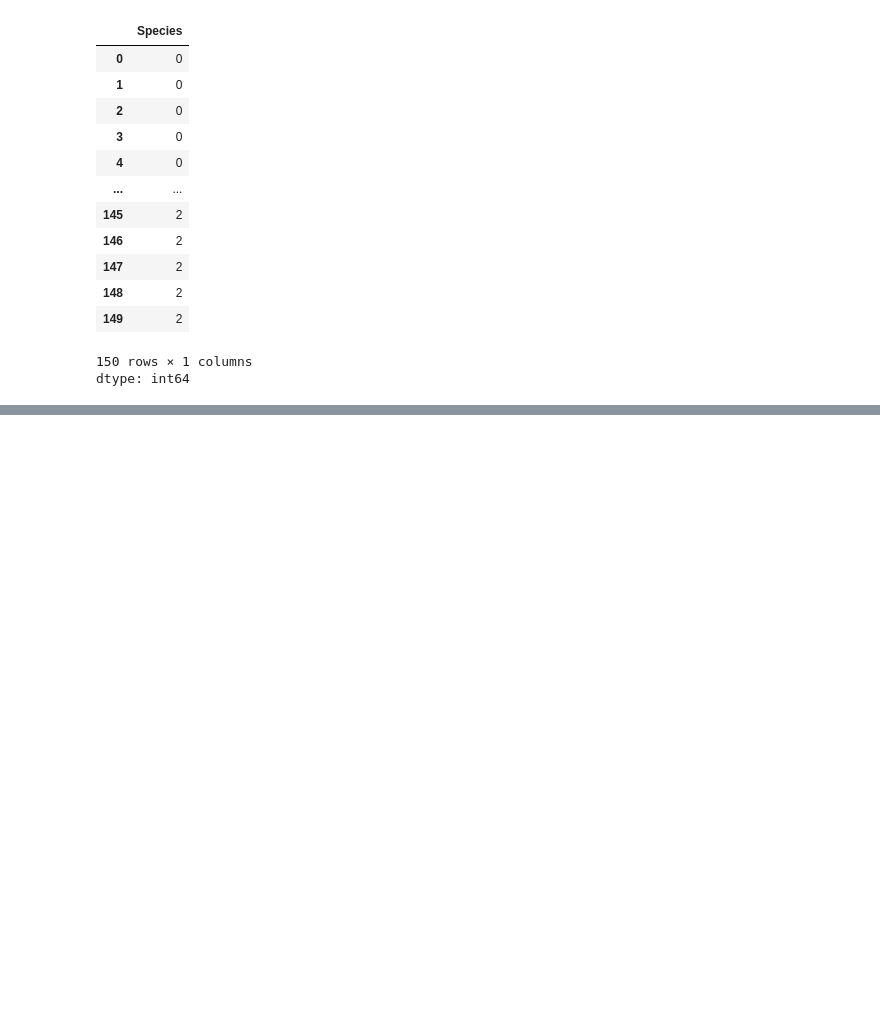
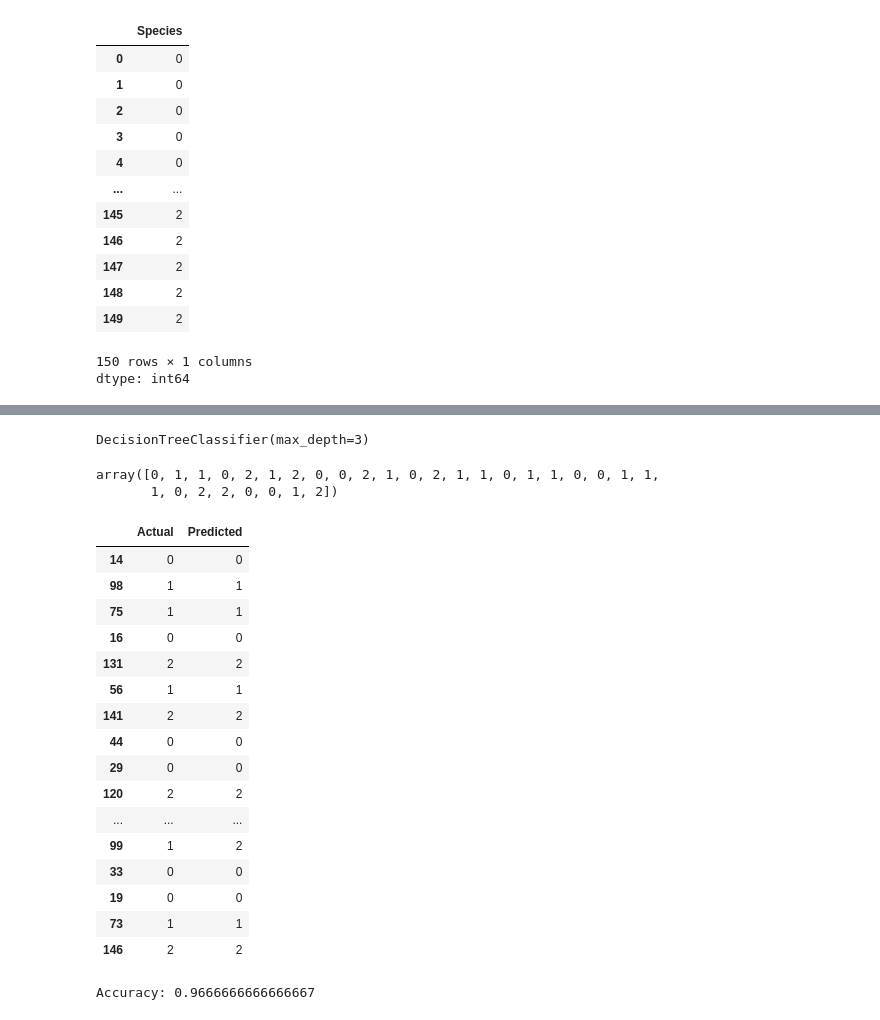
Before and after one commit to SisirBhargav/Zeta-aiml, a Jupyter notebook: Decision_tree_with_iris_dataset.ipynb, the cells around one changed output, grey strips where cells are left out. Drawn from its saved outputs; the diff is of its cells as text; code cells hidden in the pictures; blank space fills up the shorter version.

```diff
--- a/Decision_tree_with_iris_dataset.ipynb
+++ b/Decision_tree_with_iris_dataset.ipynb
@@ -53,3 +53,8 @@ iris['Species']
 | 149 | 2 |
 150 rows × 1 columns
 dtype: int64
+# %%
+#splitting data into training part and testing part
+x=iris.drop(columns=['Species'],axis=1)
+y=iris['Species']
+x_train,x_test,y_train,y_test=train_test_split(x,y,test_size=0.2,random_state=1)
@@ -55,0 +101,40 @@ dtype: int64
+# %%
+from sklearn.tree import DecisionTreeClassifier
+model_gini=DecisionTreeClassifier(criterion='gini',max_depth=3)
+model_gini.fit(x_train,y_train)
+# %% [output]
+DecisionTreeClassifier(max_depth=3)
+# %%
+#testing the model using test data
+y_pred=model_gini.predict(x_test)
+y_pred
+# %% [output]
+array([0, 1, 1, 0, 2, 1, 2, 0, 0, 2, 1, 0, 2, 1, 1, 0, 1, 1, 0, 0, 1, 1,
+       1, 0, 2, 2, 0, 0, 1, 2])
+# %%
+#compare predicted with actual values
+df=pd.DataFrame({'Actual':y_test,'Predicted':y_pred})
+df
+# %% [output]
+|  | Actual | Predicted |
+| 14 | 0 | 0 |
+| 98 | 1 | 1 |
+| 75 | 1 | 1 |
+| 16 | 0 | 0 |
+| 131 | 2 | 2 |
+| 56 | 1 | 1 |
+| 141 | 2 | 2 |
+| 44 | 0 | 0 |
+| 29 | 0 | 0 |
+| 120 | 2 | 2 |
+| ... | ... | ... |
+| 99 | 1 | 2 |
+| 33 | 0 | 0 |
+| 19 | 0 | 0 |
+| 73 | 1 | 1 |
+| 146 | 2 | 2 |
+# %%
+#calculating accuracy
+print("Accuracy:",metrics.accuracy_score(y_test,y_pred))
+# %% [output]
+Accuracy: 0.9666666666666667
```
Also changed, not shown: parts of 3 cells of this notebook.
